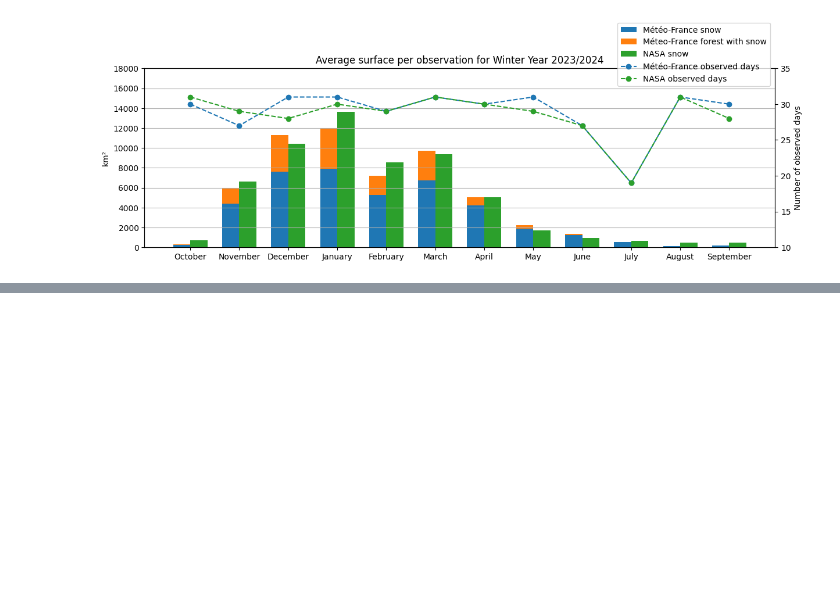
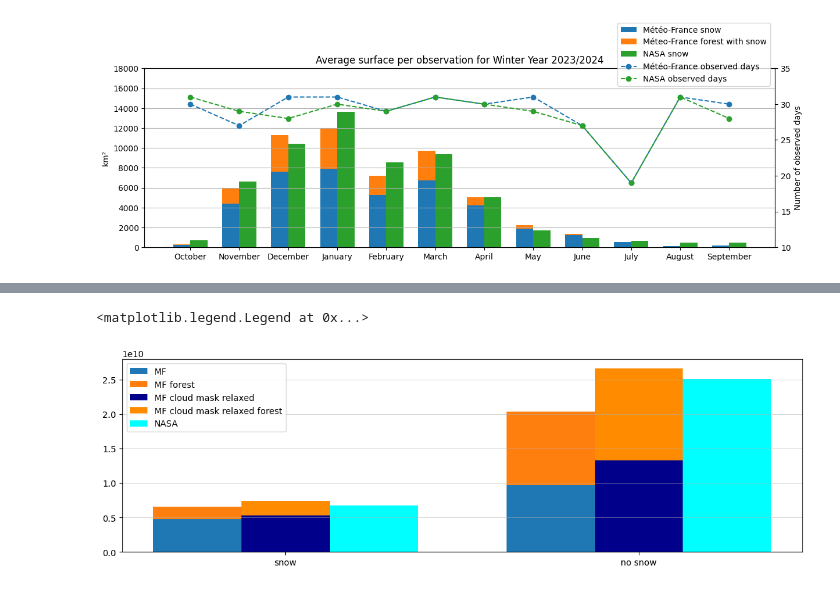
Before and after one commit to nicolaimpe/viirsnow, a Jupyter notebook: notebooks/products_completeness.ipynb, the cells around one changed output, grey strips where cells are left out. Drawn from its saved outputs; the diff is of its cells as text; code cells hidden in the pictures; blank space fills up the shorter version.

```diff
--- a/notebooks/products_completeness.ipynb
+++ b/notebooks/products_completeness.ipynb
@@ -235,0 +314,28 @@ plt.show()
+# %%
+import matplotlib.pyplot as plt
+from visualizations import plot_multiple_stacked
+fig,ax  = plt.subplots(figsize=(14,4))
+ax.grid(axis='y', linewidth=0.4)
+
+def year_avg(dataset: xr.Dataset)->xr.Dataset:
+    return dataset.mean(dim='time')
+mf_synopsis_year = mf_synopis.map(year_avg).assign_coords({'product': 'synopsis'})
+mf_orig_year = mf_orig.map(year_avg).assign_coords({'product': 'orig'})
+nasa_snpp_year = nasa_snpp.map(year_avg).assign_coords({'product': 'nasa_l3'})
+
+mf_year= xr.concat([mf_orig_year, mf_synopsis_year, nasa_snpp_year], dim='product')
+
+plot_multiple_stacked([mf_year.sel(product='orig',class_name=['snow_cover', 'no_snow']).data_vars['surface'],
+                       mf_year.sel(product='orig',class_name=['forest_with_snow', 'forest_without_snow']).data_vars['surface'],
+                       mf_year.sel(product='synopsis',class_name=['snow_cover', 'no_snow']).data_vars['surface'],
+                       mf_year.sel(product='synopsis',class_name=['forest_with_snow', 'forest_without_snow']).data_vars['surface'],
+                       mf_year.sel(product='nasa_l3',class_name=['snow_cover','no_snow']).data_vars['surface'],
+                       ],
+                       stacked=[False, True,  False, True, False],
+                       ax=ax,labels=["MF","MF forest","MF cloud mask relaxed","MF cloud mask relaxed forest", "NASA" ],
+                       colors=['tab:blue','tab:orange','darkblue','darkorange', 'cyan'])
+ax.set_xticklabels(["snow","no snow"])
+ax.legend()
+# %% [output]
+<matplotlib.legend.Legend at 0x...>
+[figure, added]
```
Also changed, not shown: parts of 3 cells of this notebook, 13 other files.
